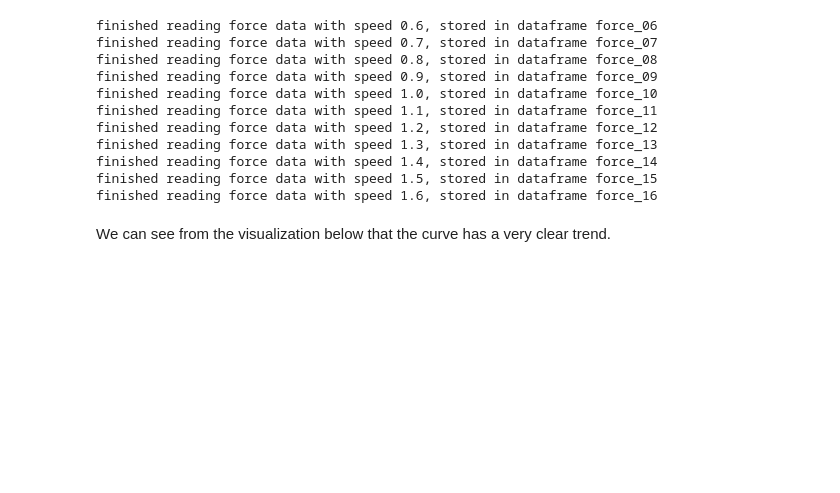
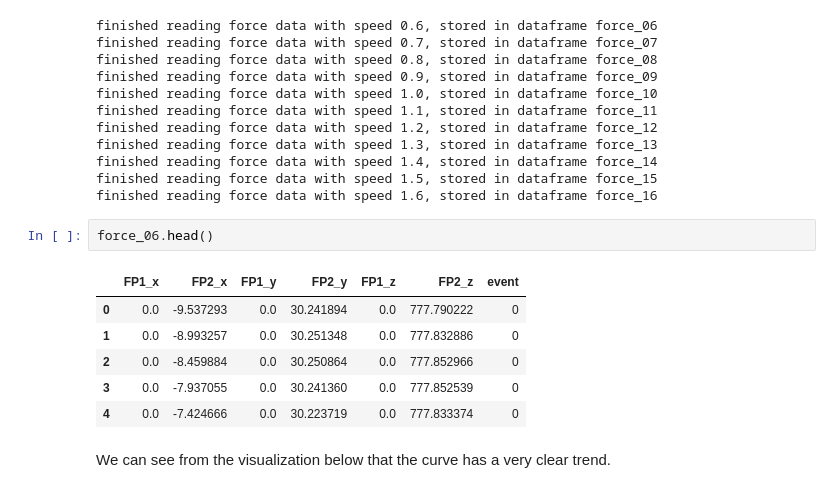
Before and after one commit to tinahbu/Gait-Cycle-Segmentation, a Jupyter notebook: GaitCyclePred.ipynb, the cells around one changed output. Drawn from its saved outputs; the diff is of its cells as text; blank space fills up the shorter version.

```diff
--- a/GaitCyclePred.ipynb
+++ b/GaitCyclePred.ipynb
@@ -423,6 +419,15 @@ finished reading force data with speed 1.3, stored in dataframe force_13
 finished reading force data with speed 1.4, stored in dataframe force_14
 finished reading force data with speed 1.5, stored in dataframe force_15
 finished reading force data with speed 1.6, stored in dataframe force_16
+# %%
+force_06.head()
+# %% [output]
+|  | FP1_x | FP2_x | FP1_y | FP2_y | FP1_z | FP2_z | event |
+| 0 | 0.0 | -9.537293 | 0.0 | 30.241894 | 0.0 | 777.790222 | 0 |
+| 1 | 0.0 | -8.993257 | 0.0 | 30.251348 | 0.0 | 777.832886 | 0 |
+| 2 | 0.0 | -8.459884 | 0.0 | 30.250864 | 0.0 | 777.852966 | 0 |
+| 3 | 0.0 | -7.937055 | 0.0 | 30.241360 | 0.0 | 777.852539 | 0 |
+| 4 | 0.0 | -7.424666 | 0.0 | 30.223719 | 0.0 | 777.833374 | 0 |
 # %% [markdown]
 We can see from the visualization below that the curve has a very clear trend.
 # %%
```
Also changed, not shown: parts of 4 cells of this notebook, 1 other file.
